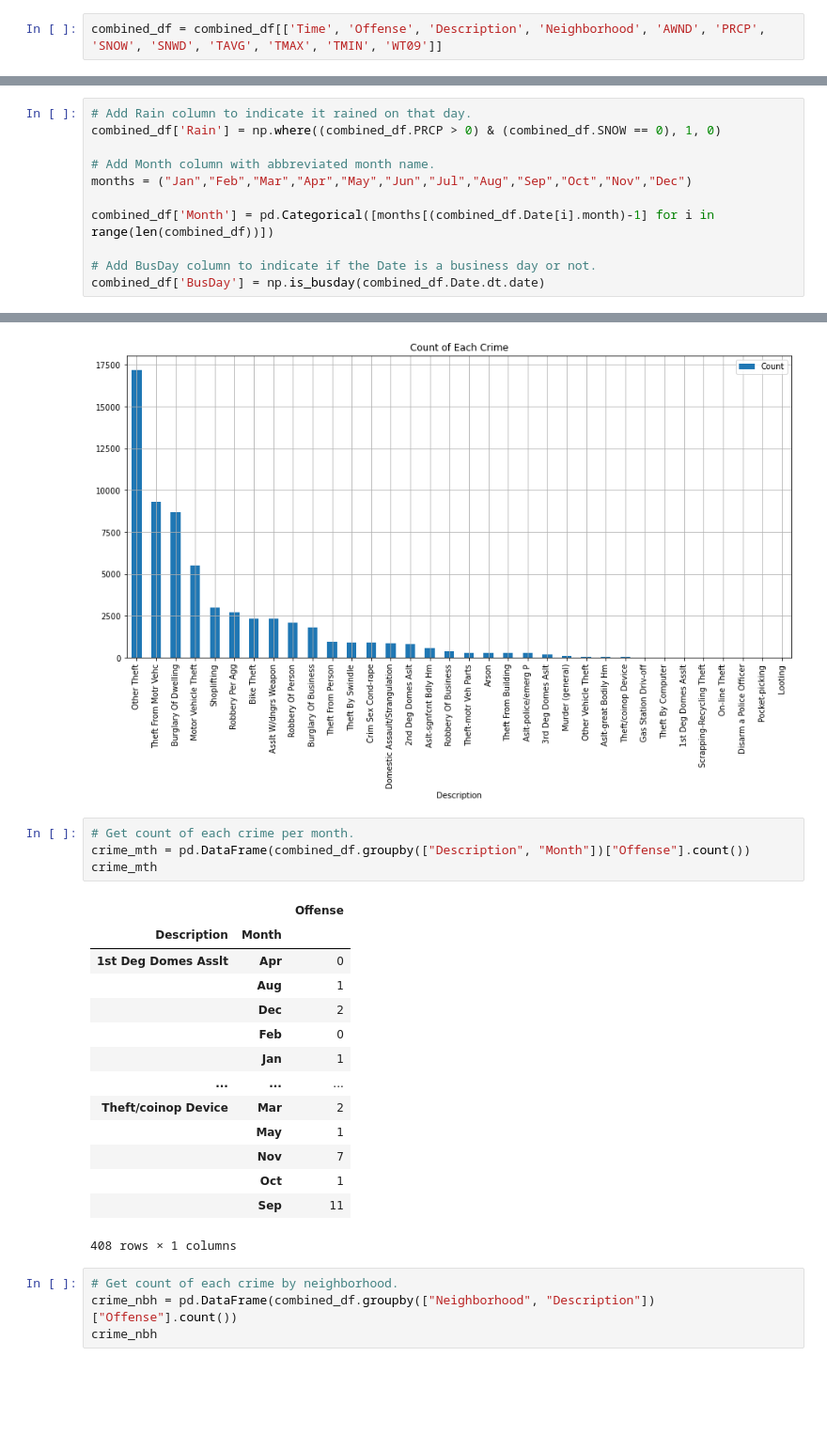
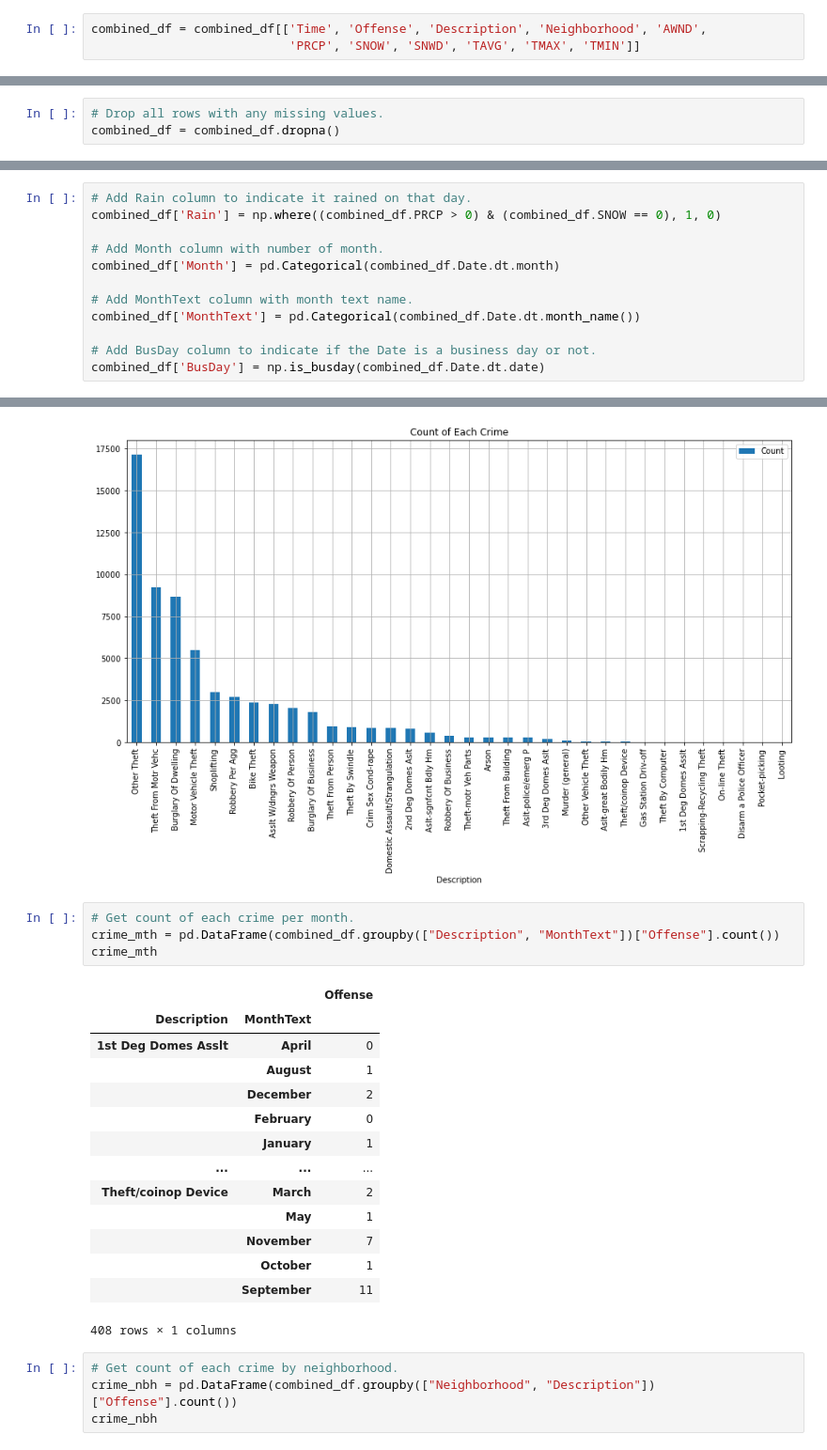
Before and after one commit to micoyle/Data-Programming-in-Python-Group-Project, a Jupyter notebook: Crime_Weather.ipynb, the cells around one changed output, grey strips where cells are left out. Shown: that part at 94% size. Cells and saved outputs as stored; diff of their text form; blank space fills up the shorter version.

Commit message:
Add files via upload
Cleaned up some columns and added k-Means clustering processing.

```diff
--- a/Crime_Weather.ipynb
+++ b/Crime_Weather.ipynb
@@ -122,5 +123,6 @@ memory usage: 30.7+ MB
 # %%
-combined_df = combined_df[['Time', 'Offense', 'Description', 'Neighborhood', 'AWND', 'PRCP', 'SNOW', 'SNWD', 'TAVG', 'TMAX', 'TMIN', 'WT09']]
+combined_df = combined_df[['Time', 'Offense', 'Description', 'Neighborhood', 'AWND',
+                           'PRCP', 'SNOW', 'SNWD', 'TAVG', 'TMAX', 'TMIN']]
 # %%
 # Reset the index.
 combined_df.reset_index(inplace=True)
@@ -180,14 +176,6 @@ dtype: int64
-# %%
-# Add Rain column to indicate it rained on that day.
-combined_df['Rain'] = np.where((combined_df.PRCP > 0) & (combined_df.SNOW == 0), 1, 0)
-
-# Add Month column with abbreviated month name.
-months = ("Jan","Feb","Mar","Apr","May","Jun","Jul","Aug","Sep","Oct","Nov","Dec")
-
-combined_df['Month'] = pd.Categorical([months[(combined_df.Date[i].month)-1] for i in range(len(combined_df))])
-
-# Add BusDay column to indicate if the Date is a business day or not.
-combined_df['BusDay'] = np.is_busday(combined_df.Date.dt.date)
+# %%
+# Drop all rows with any missing values.
+combined_df = combined_df.dropna()
 # %%
 combined_df.info()
 # %% [output]
@@ -210,0 +205,12 @@ memory usage: 6.5+ MB
+# %%
+# Add Rain column to indicate it rained on that day.
+combined_df['Rain'] = np.where((combined_df.PRCP > 0) & (combined_df.SNOW == 0), 1, 0)
+
+# Add Month column with number of month.
+combined_df['Month'] = pd.Categorical(combined_df.Date.dt.month)
+
+# Add MonthText column with month text name.
+combined_df['MonthText'] = pd.Categorical(combined_df.Date.dt.month_name())
+
+# Add BusDay column to indicate if the Date is a business day or not.
+combined_df['BusDay'] = np.is_busday(combined_df.Date.dt.date)
@@ -241,22 +267,22 @@ plt.show()
 [figure]
 # %%
 # Get count of each crime per month.
-crime_mth = pd.DataFrame(combined_df.groupby(["Description", "Month"])["Offense"].count())
+crime_mth = pd.DataFrame(combined_df.groupby(["Description", "MonthText"])["Offense"].count())
 crime_mth
 # %% [output]
 |  |  | Offense |
-| Description | Month |  |
-| 1st Deg Domes Asslt | Apr | 0 |
-|  | Aug | 1 |
-|  | Dec | 2 |
-|  | Feb | 0 |
-|  | Jan | 1 |
+| Description | MonthText |  |
+| 1st Deg Domes Asslt | April | 0 |
+|  | August | 1 |
+|  | December | 2 |
+|  | February | 0 |
+|  | January | 1 |
 | ... | ... | ... |
-| Theft/coinop Device | Mar | 2 |
+| Theft/coinop Device | March | 2 |
 |  | May | 1 |
-|  | Nov | 7 |
-|  | Oct | 1 |
-|  | Sep | 11 |
+|  | November | 7 |
+|  | October | 1 |
+|  | September | 11 |
 408 rows × 1 columns
 # %%
 # Get count of each crime by neighborhood.
```
Also changed, not shown: parts of 42 cells of this notebook.
